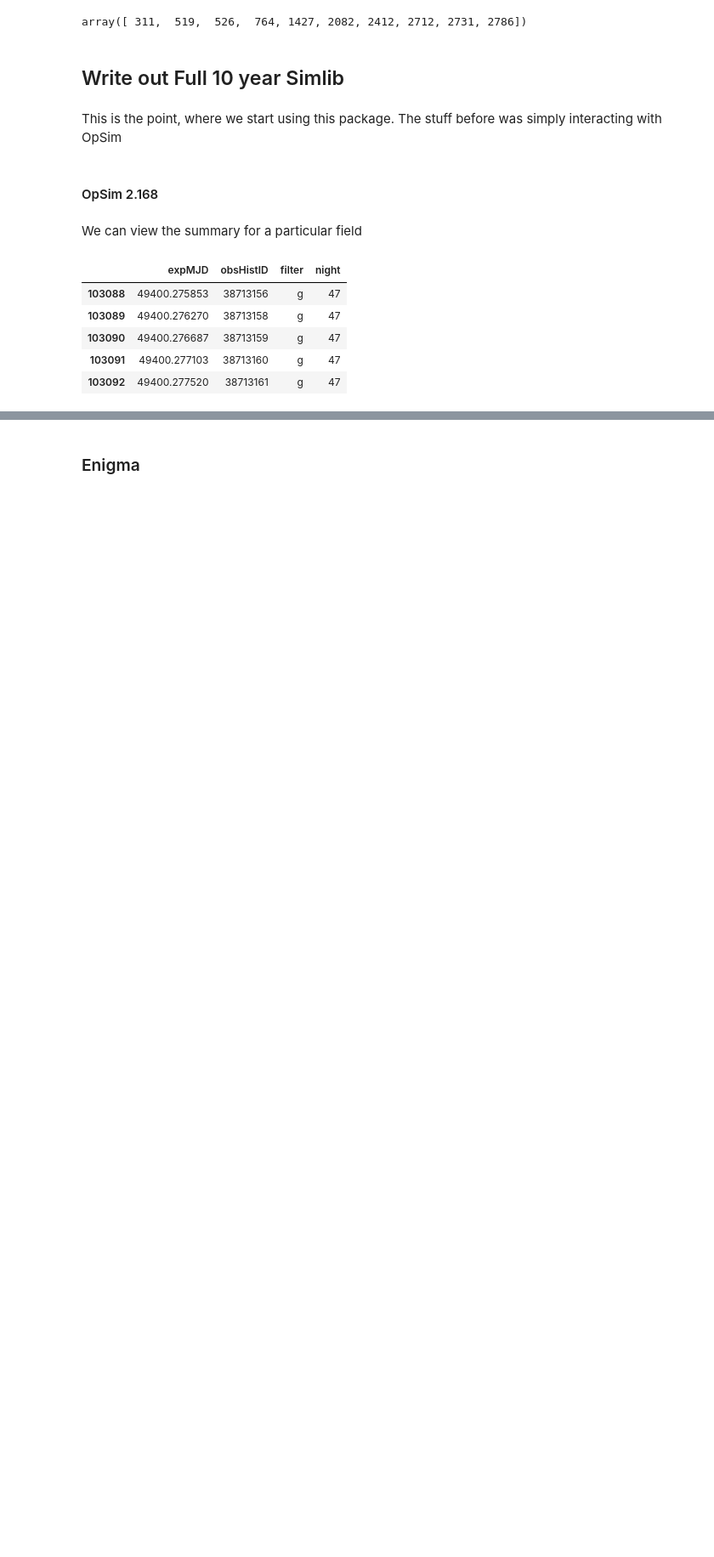
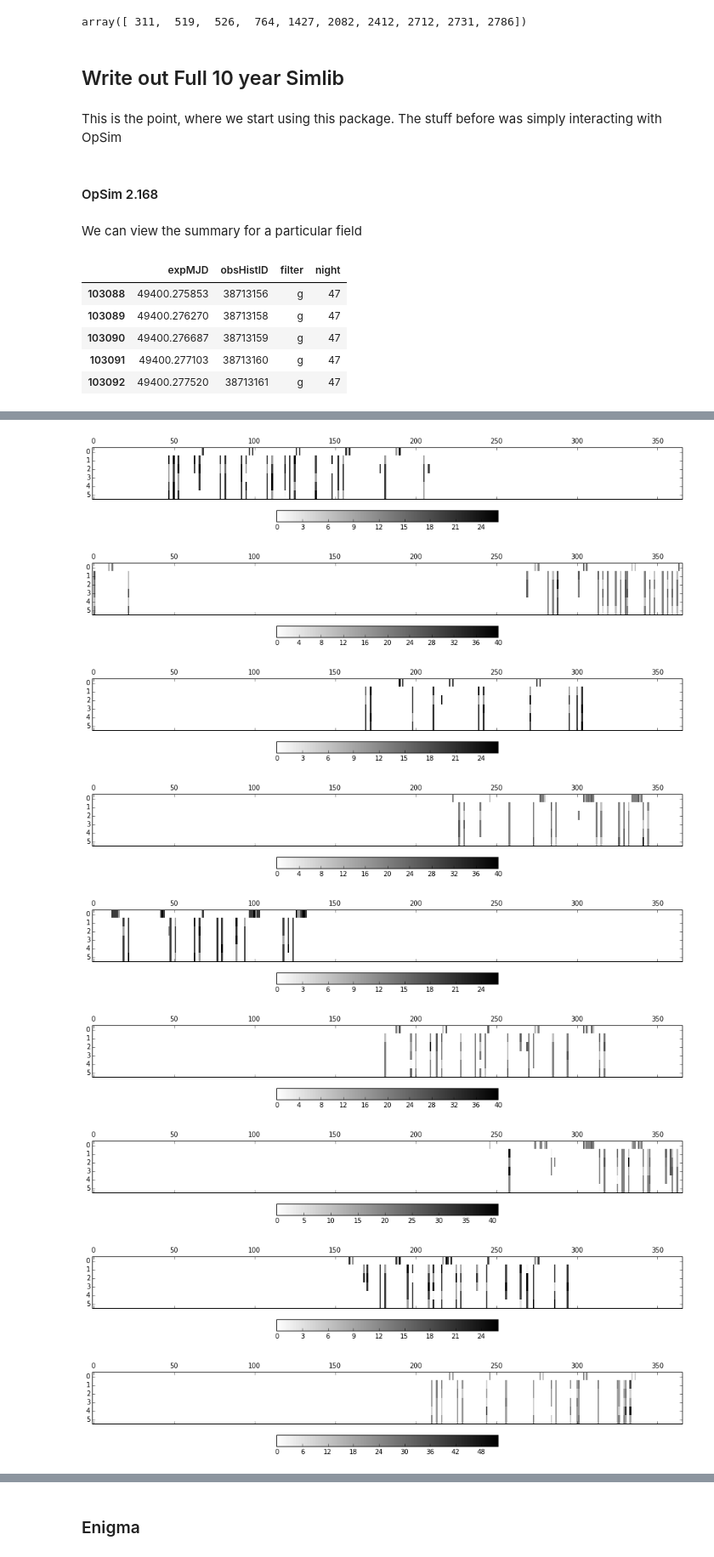
Before and after one commit to LSSTDESC/OpSimSummary, a Jupyter notebook: example/ExampleSimlib.ipynb, the cells around one changed output, grey strips where cells are left out. Shown at 85% size. Cells and saved outputs as stored; diff of their text form; code cells hidden in the pictures; blank space fills up the shorter version.

```diff
--- a/example/ExampleSimlib.ipynb
+++ b/example/ExampleSimlib.ipynb
@@ -133,0 +156,12 @@ OpSim_2_168_DeepFull.writeSimlib('OpSim_2.168.DEEP.Full')
+# %%
+fig = map(lambda x: OpSim_2_168_DeepFull.cadence_plot(x, sql_query='night <365', nightMin=0, nightMax=365), OpSim_2_168_DeepFull.fieldIds)
+# %% [output]
+[figure, added]
+[figure, added]
+[figure, added]
+[figure, added]
+[figure, added]
+[figure, added]
+[figure, added]
+[figure, added]
+[figure, added]
```
Also changed, not shown: parts of 16 cells of this notebook, 1 other file.
